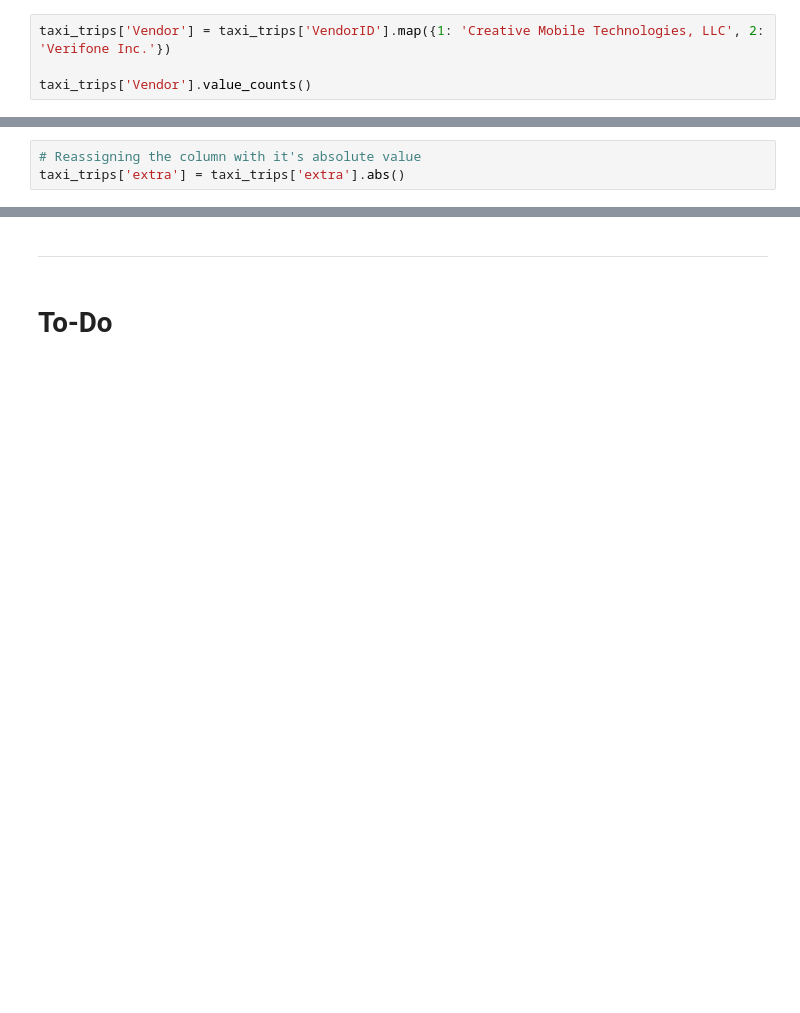
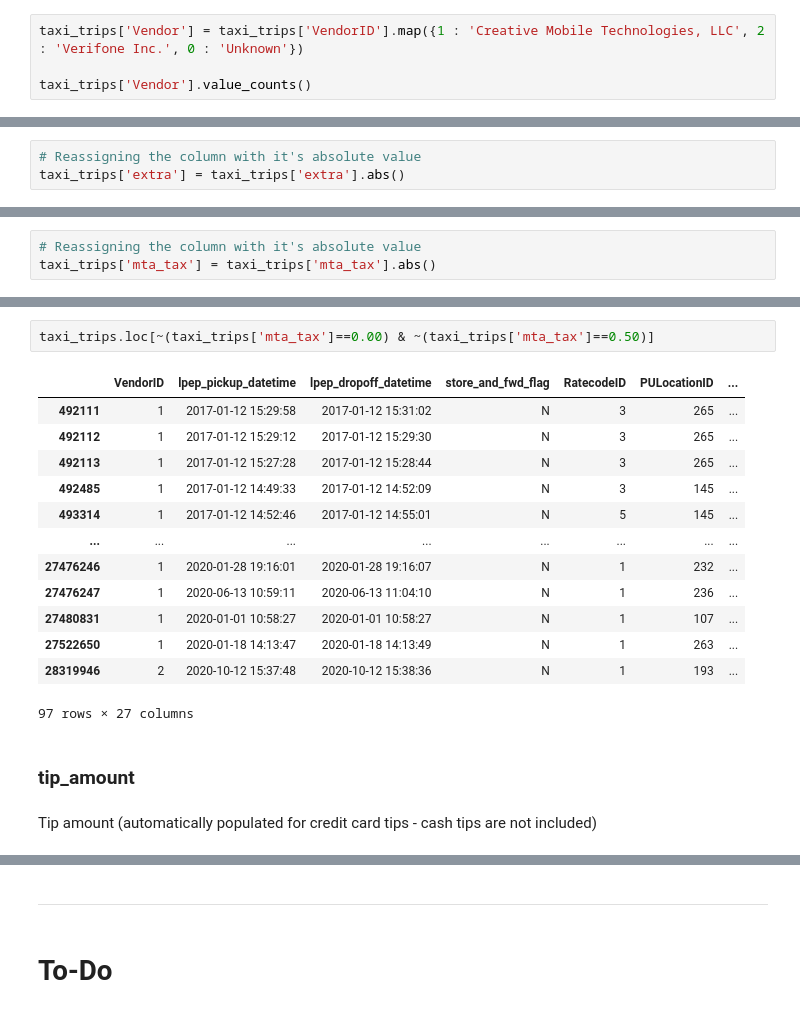
Before and after one commit to rayeess/NYC-Taxi-Trips, a Jupyter notebook: Data Cleaning.ipynb, the cells around one changed output, grey strips where cells are left out. Cells and saved outputs as stored; diff of their text form; blank space fills up the shorter version.

Commit message:
Going through columns again

```diff
--- a/Data Cleaning.ipynb
+++ b/Data Cleaning.ipynb
@@ -317,7 +339,7 @@ Name: VendorID, dtype: int64
 # %% [markdown]
 There are 942199 records where the VendorID is missing
 # %%
-taxi_trips['Vendor'] = taxi_trips['VendorID'].map({1: 'Creative Mobile Technologies, LLC', 2: 'Verifone Inc.'})
+taxi_trips['Vendor'] = taxi_trips['VendorID'].map({1 : 'Creative Mobile Technologies, LLC', 2 : 'Verifone Inc.', 0 : 'Unknown'})
 
 taxi_trips['Vendor'].value_counts()
 # %% [output]
@@ -667,0 +720,3 @@ taxi_trips.loc[(taxi_trips['fare_amount']<0) & ~(taxi_trips['tip_amount']==0)]
+# %%
+# Reassigning the column with it's absolute value
+taxi_trips['mta_tax'] = taxi_trips['mta_tax'].abs()
@@ -667,0 +743,20 @@ taxi_trips.loc[(taxi_trips['fare_amount']<0) & ~(taxi_trips['tip_amount']==0)]
+# %%
+taxi_trips.loc[~(taxi_trips['mta_tax']==0.00) & ~(taxi_trips['mta_tax']==0.50)]
+# %% [output]
+|  | VendorID | lpep_pickup_datetime | lpep_dropoff_datetime | store_and_fwd_flag | RatecodeID | PULocationID | ... |
+| 492111 | 1 | 2017-01-12 15:29:58 | 2017-01-12 15:31:02 | N | 3 | 265 | ... |
+| 492112 | 1 | 2017-01-12 15:29:12 | 2017-01-12 15:29:30 | N | 3 | 265 | ... |
+| 492113 | 1 | 2017-01-12 15:27:28 | 2017-01-12 15:28:44 | N | 3 | 265 | ... |
+| 492485 | 1 | 2017-01-12 14:49:33 | 2017-01-12 14:52:09 | N | 3 | 145 | ... |
+| 493314 | 1 | 2017-01-12 14:52:46 | 2017-01-12 14:55:01 | N | 5 | 145 | ... |
+| ... | ... | ... | ... | ... | ... | ... | ... |
+| 27476246 | 1 | 2020-01-28 19:16:01 | 2020-01-28 19:16:07 | N | 1 | 232 | ... |
+| 27476247 | 1 | 2020-06-13 10:59:11 | 2020-06-13 11:04:10 | N | 1 | 236 | ... |
+| 27480831 | 1 | 2020-01-01 10:58:27 | 2020-01-01 10:58:27 | N | 1 | 107 | ... |
+| 27522650 | 1 | 2020-01-18 14:13:47 | 2020-01-18 14:13:49 | N | 1 | 263 | ... |
+| 28319946 | 2 | 2020-10-12 15:37:48 | 2020-10-12 15:38:36 | N | 1 | 193 | ... |
+97 rows × 27 columns
+# %% [markdown]
+### tip_amount
+# %% [markdown]
+Tip amount (automatically populated for credit card tips - cash tips are not included)
```
Also changed, not shown: parts of 63 cells of this notebook.
